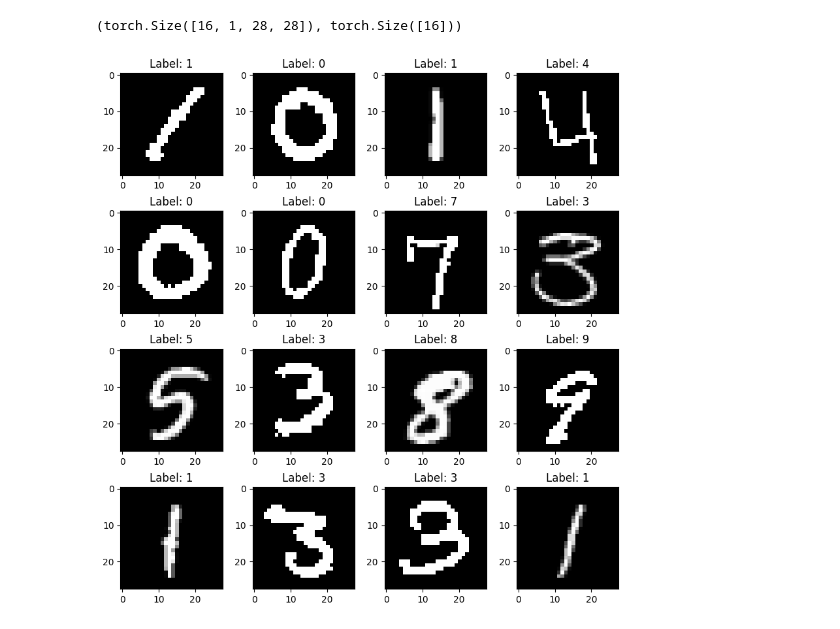
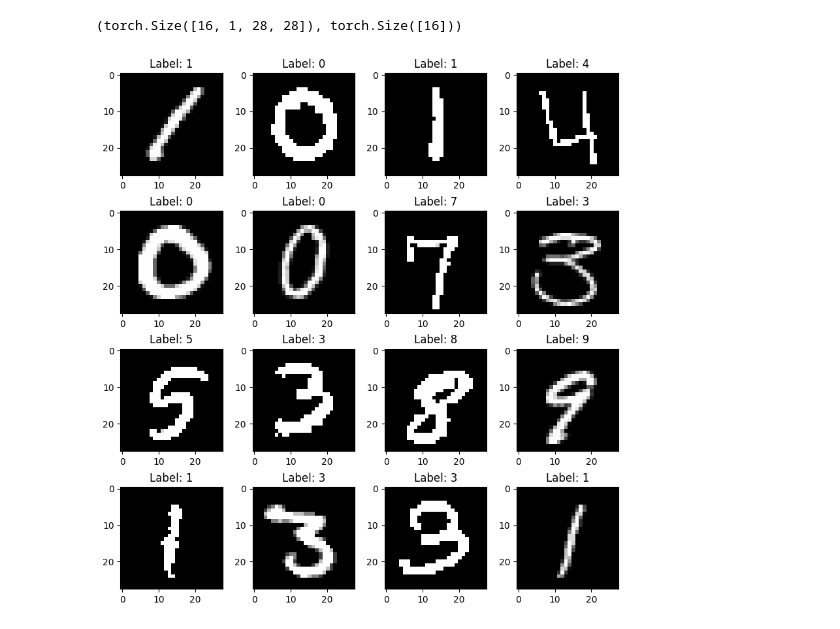
Before and after one commit to Catonpancake/2023winter-seminar, a Jupyter notebook: EDA.ipynb, the cells around one changed output. Saved outputs shown, nothing was run; the diff lists cells and outputs as text; code cells hidden in the pictures.

```diff
--- a/EDA.ipynb
+++ b/EDA.ipynb
@@ -45,16 +45,16 @@ imgs.shape, labels.shape
 # %% [output]
 (torch.Size([16, 1, 28, 28]), torch.Size([16]))
 # %%
-imgs, labels = next(iter(dl))
-imgs = np.expand_dims(imgs, axis=-1)
-transform = transforms.Compose([
-    transforms.ToTensor(),
-    transforms.Normalize([0.5,], [0.5,]),
-    transforms.RandomAdjustSharpness(10)]
-)
+# imgs, labels = next(iter(dl))
+# imgs = np.expand_dims(imgs, axis=-1)
+# transform = transforms.Compose([
+#     transforms.ToTensor(),
+#     transforms.Normalize([0.5,], [0.5,]),
+#     transforms.RandomAdjustSharpness(10)]
+# )
 
-multidrawimg(imgs, labels, transform=transform)
+multidrawimg(imgs, labels)
 
 #이거 dataset class에 넣기!!
 # %% [output]
-[figure, old version]
+[figure, new version]
```
